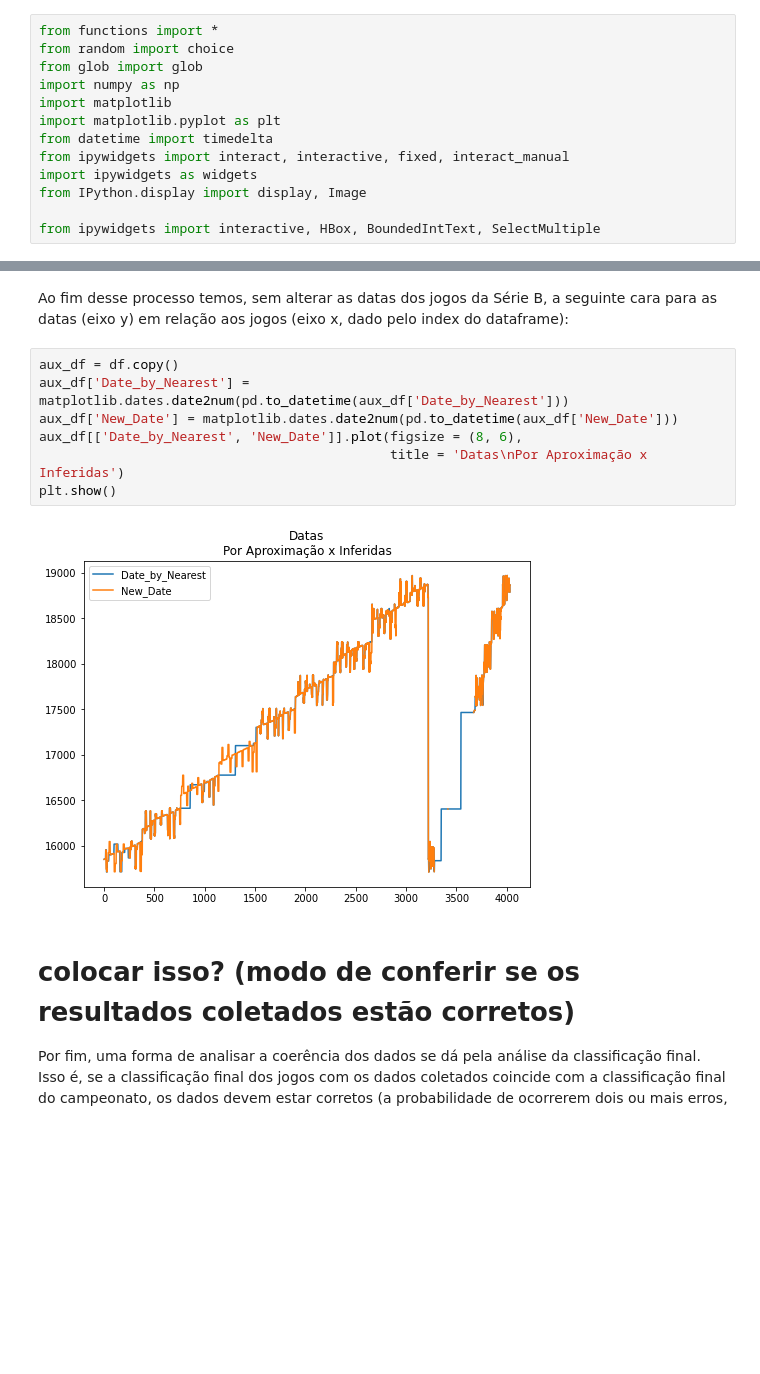
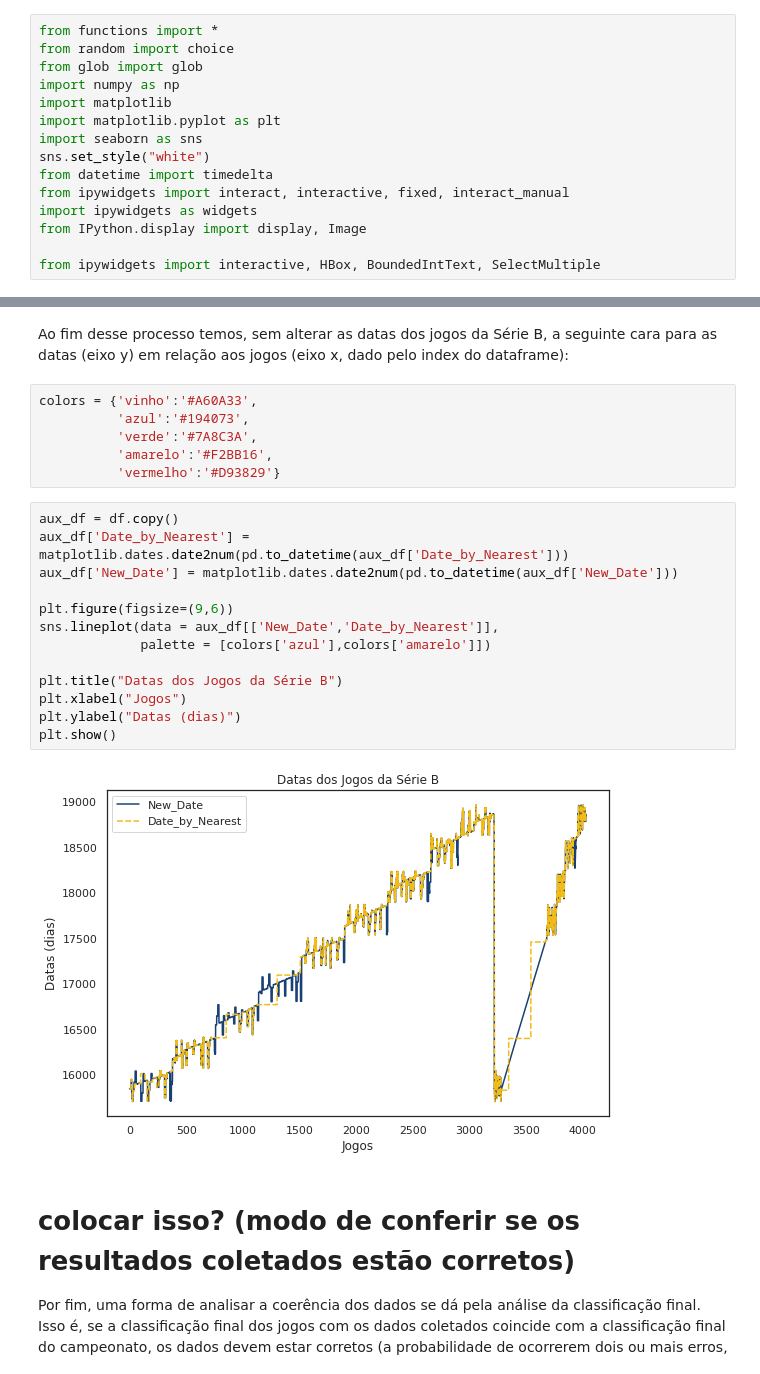
Before and after one commit to HannaRF/web-scraping, a Jupyter notebook: project.ipynb, the cells around one changed output, grey strips where cells are left out. Cells and saved outputs as stored; diff of their text form; blank space fills up the shorter version.

Commit message:
add some plots

```diff
--- a/project.ipynb
+++ b/project.ipynb
@@ -15,6 +15,8 @@ from glob import glob
 import numpy as np
 import matplotlib
 import matplotlib.pyplot as plt
+import seaborn as sns
+sns.set_style("white")
 from datetime import timedelta
 from ipywidgets import interact, interactive, fixed, interact_manual
 import ipywidgets as widgets
@@ -1084,15 +1086,27 @@ df
 4032 rows × 9 columns
 # %% [markdown]
 Ao fim desse processo temos, sem alterar as datas dos jogos da Série B, a seguinte cara para as datas (eixo y) em relação aos jogos (eixo x, dado pelo index do dataframe):
+# %%
+colors = {'vinho':'#A60A33',
+          'azul':'#194073',
+          'verde':'#7A8C3A',
+          'amarelo':'#F2BB16',
+          'vermelho':'#D93829'}
 # %%
 aux_df = df.copy()
 aux_df['Date_by_Nearest'] = matplotlib.dates.date2num(pd.to_datetime(aux_df['Date_by_Nearest']))
 aux_df['New_Date'] = matplotlib.dates.date2num(pd.to_datetime(aux_df['New_Date']))
-aux_df[['Date_by_Nearest', 'New_Date']].plot(figsize = (8, 6),
-                                             title = 'Datas\nPor Aproximação x Inferidas')
+
+plt.figure(figsize=(9,6))
+sns.lineplot(data = aux_df[['New_Date','Date_by_Nearest']],
+             palette = [colors['azul'],colors['amarelo']])
+
+plt.title("Datas dos Jogos da Série B")
+plt.xlabel("Jogos")
+plt.ylabel("Datas (dias)")
 plt.show()
 # %% [output]
-[figure, old version]
+[figure, new version]
 # %% [markdown]
 # colocar isso? (modo de conferir se os resultados coletados estão corretos)
 
```
Also changed, not shown: parts of 4 cells of this notebook.
